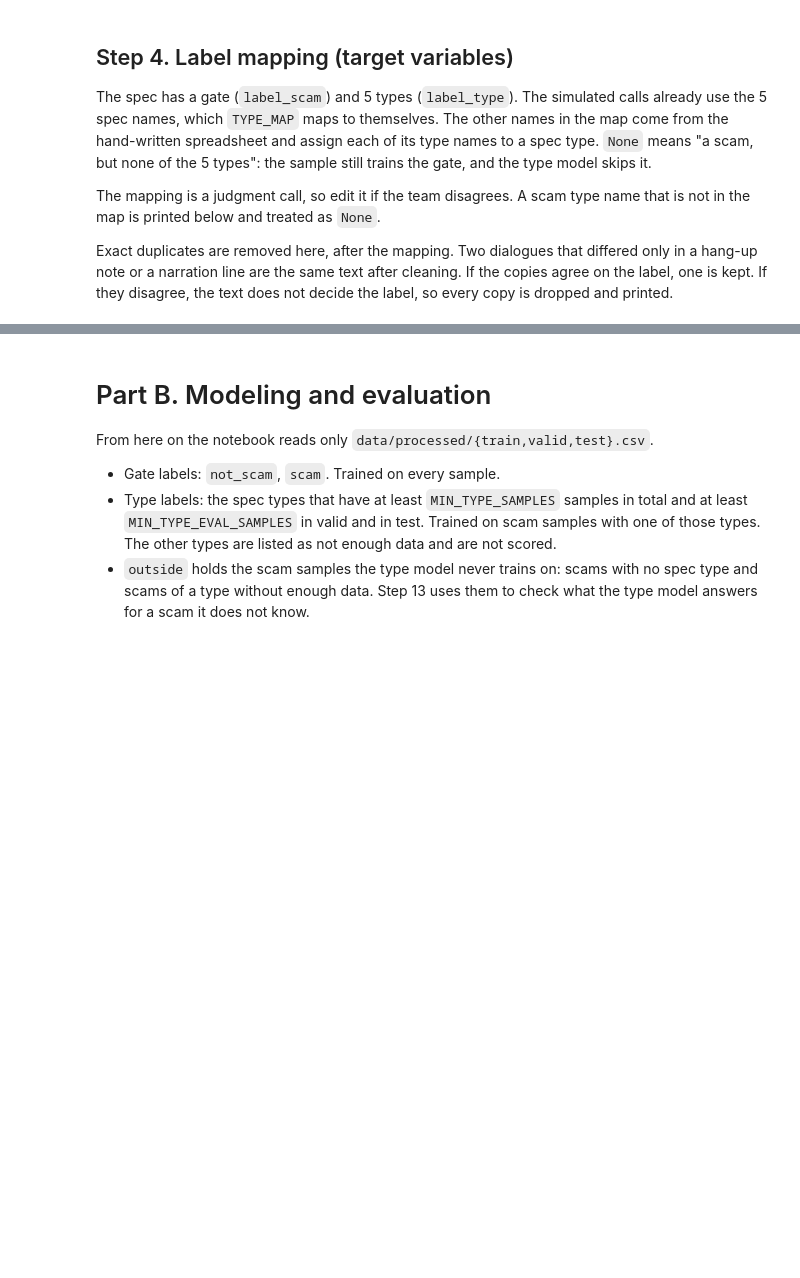
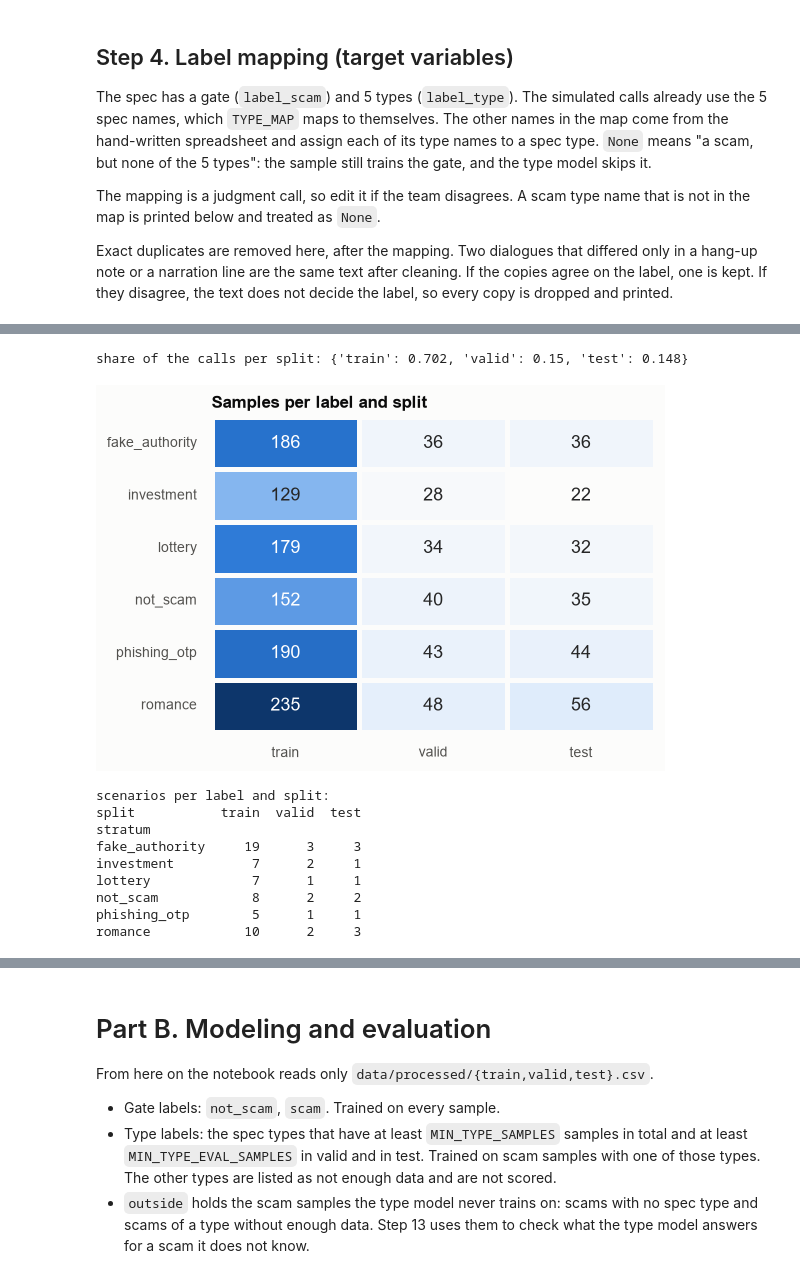
Before and after one commit to ZenithGeeks/Callas, a Jupyter notebook: notebooks/scam_classifier_phayathaibert.ipynb, the cells around one changed output, grey strips where cells are left out. Drawn from its saved outputs; the diff is of its cells as text; code cells hidden in the pictures; blank space fills up the shorter version.

```diff
--- a/notebooks/scam_classifier_phayathaibert.ipynb
+++ b/notebooks/scam_classifier_phayathaibert.ipynb
@@ -924,0 +979,72 @@ table
+# %%
+from sklearn.model_selection import StratifiedGroupKFold
+
+
+def take_fold(rows: pd.DataFrame, share: float, seed: int) -> pd.Index:
+    """The index of about `share` of rows, whole groups only, stratified by stratum. Of the
+    folds, the one that holds every stratum and is closest to the target size."""
+    splitter = StratifiedGroupKFold(n_splits=round(1 / share), shuffle=True, random_state=seed)
+    folds = [held for _, held in splitter.split(rows, rows["stratum"], rows["group"])]
+    every = set(rows["stratum"])
+    target = share * len(rows)
+    held = min(
+        folds,
+        key=lambda f: (bool(every - set(rows["stratum"].iloc[f])), abs(len(f) - target)),
+    )
+    return rows.index[held]
+
+
+def scenario_split(frame: pd.DataFrame, ratios: dict[str, float], seed: int) -> pd.Series:
+    split = pd.Series("train", index=frame.index)
+    test = take_fold(frame, ratios["test"], seed)
+    split[test] = "test"
+    rest = frame.drop(test)
+    split[take_fold(rest, ratios["valid"] / (1 - ratios["test"]), seed)] = "valid"
+    return split
+
+
+df["split"] = scenario_split(df, SPLIT_RATIOS, SEED)
+for column in ("group", "scenario"):
+    assert df.groupby(column)["split"].nunique().max() == 1, f"a {column} is in two splits"
+missing = {
+    name: sorted(set(df["stratum"]) - set(df.loc[df["split"] == name, "stratum"]))
+    for name in SPLIT_RATIOS
+}
+for name, strata in missing.items():
+    if strata:
+        print(f"{name} has no calls of: {strata}")
+print(
+    "share of the calls per split:",
+    df["split"].value_counts(normalize=True).reindex(list(SPLIT_RATIOS)).round(3).to_dict(),
+)
+
+table = pd.crosstab(df["stratum"], df["split"]).reindex(columns=list(SPLIT_RATIOS), fill_value=0)
+
+fig, ax = plt.subplots(figsize=(5.2, 0.42 * len(table) + 1.2))
+table_heatmap(table, ax, "d")
+ax.set(title="Samples per label and split", xlabel="", ylabel="")
+plt.show()
+
+scenarios = (
+    df.groupby(["stratum", "split"])["scenario"]
+    .nunique()
+    .unstack(fill_value=0)
+    .reindex(columns=list(SPLIT_RATIOS), fill_value=0)
+)
+print("scenarios per label and split:")
+print(scenarios.to_string())
+
+table.loc["total"] = table.sum()
+table
+# %% [output]
+share of the calls per split: {'train': 0.702, 'valid': 0.15, 'test': 0.148}
+[figure, added]
+scenarios per label and split:
+split           train  valid  test
+stratum
+fake_authority     19      3     3
+investment          7      2     1
+lottery             7      1     1
+not_scam            8      2     2
+phishing_otp        5      1     1
+romance            10      2     3
```
Also changed, not shown: parts of 30 cells of this notebook.
